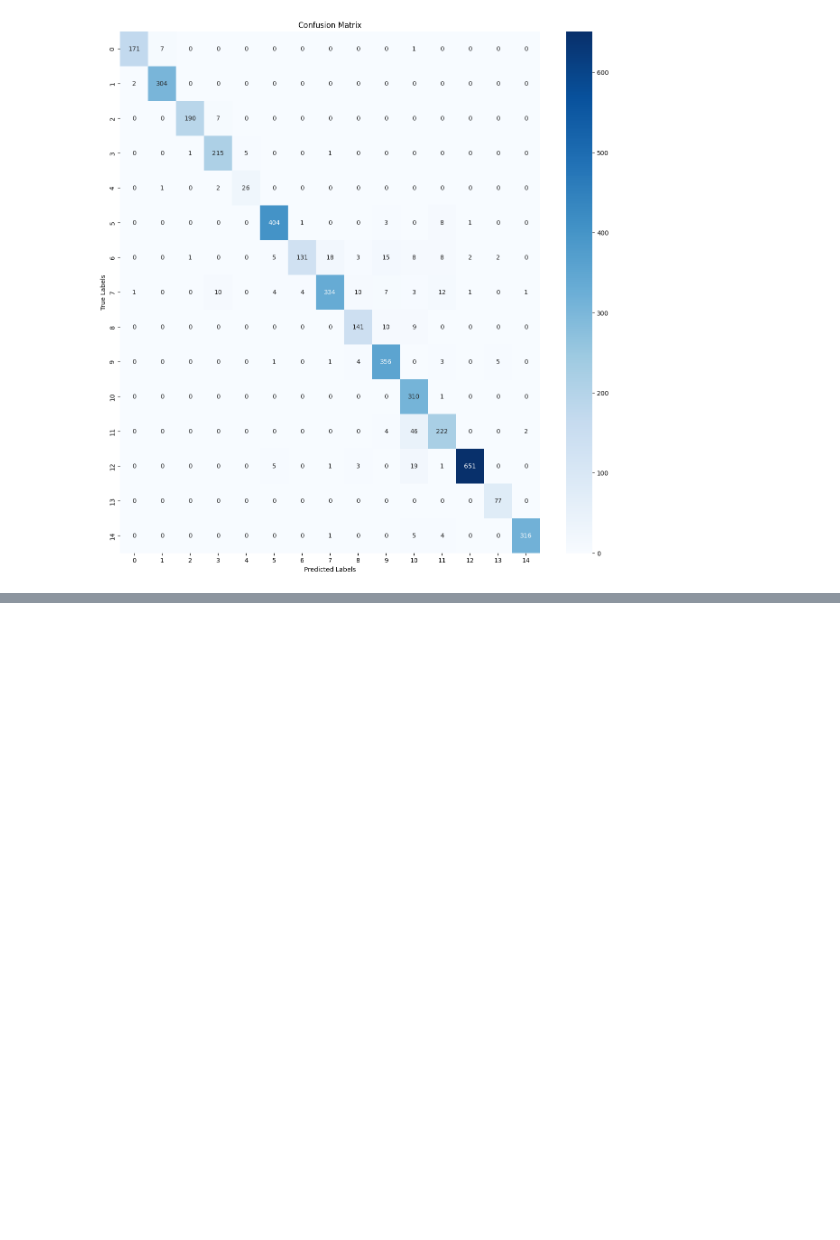
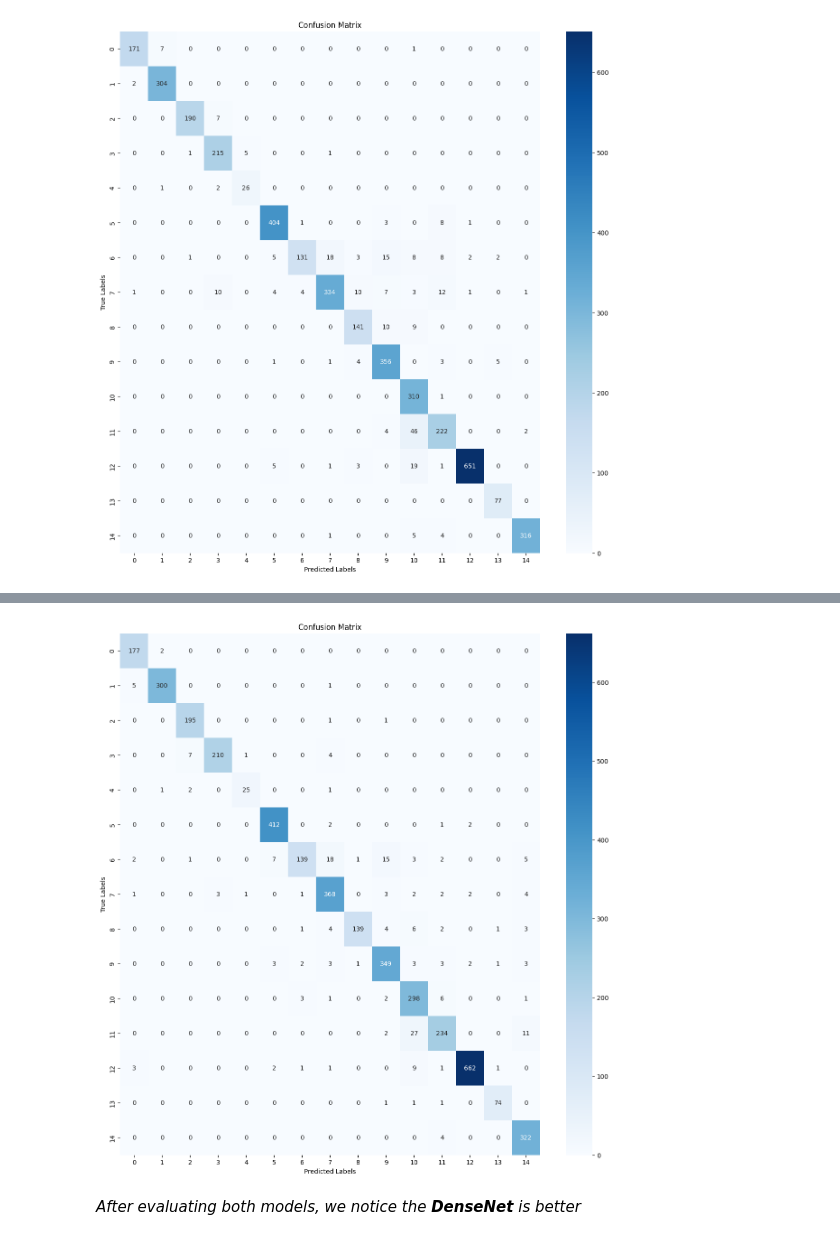
Before and after one commit to mohamed-khaledd/plant-disease-leaf-segmentation, a Jupyter notebook: Classification/Classification.ipynb, the cells around one changed output, grey strips where cells are left out. Drawn from its saved outputs; the diff is of its cells as text; code cells hidden in the pictures; blank space fills up the shorter version.

```diff
--- a/Classification/Classification.ipynb
+++ b/Classification/Classification.ipynb
@@ -400,0 +492,2 @@ This includes:
+# %%
+DenseNet_model = load_model('/kaggle/working/DenseNet_results/best_classification_model.h5')
@@ -400,0 +499,3 @@ This includes:
+# %%
+y_pred_dense = np.argmax(DenseNet_model.predict(x_val), axis=1)
+y_pred_dense
@@ -400,0 +548,13 @@ This includes:
+# %%
+cm = confusion_matrix(y_val_encoded, y_pred_dense)
+
+plt.figure(figsize=(15, 15))
+sns.heatmap(cm, annot=True, fmt='', cmap='Blues')
+plt.title("Confusion Matrix")
+plt.xlabel("Predicted Labels")
+plt.ylabel("True Labels")
+plt.show()
+# %% [output]
+[figure, added]
+# %% [markdown]
+*After evaluating both models, we notice the **DenseNet** is better*
```
Also changed, not shown: parts of 23 cells of this notebook.
